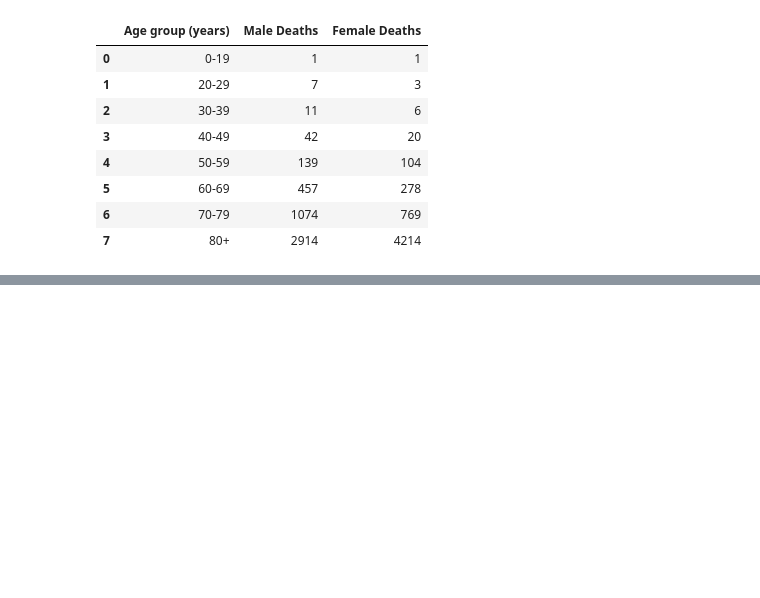
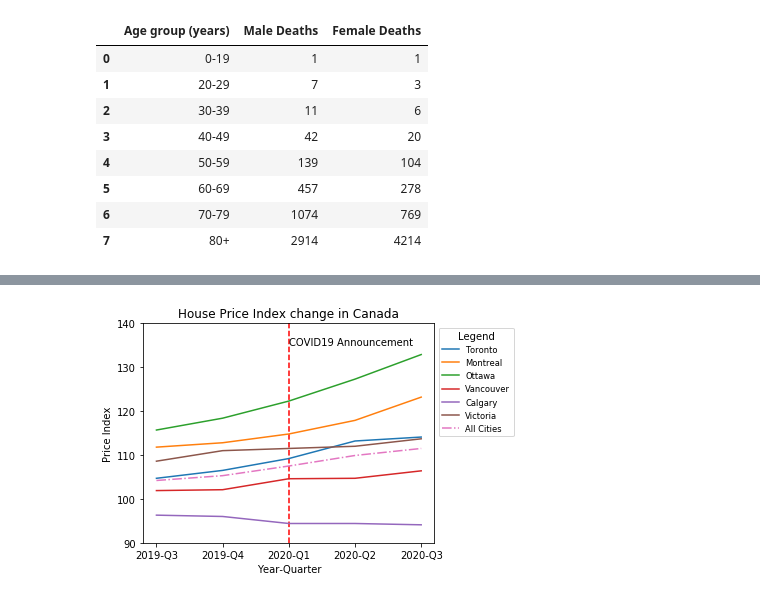
Before and after one commit to chenghaohan/Team_Anti-COVID_Project1, a Jupyter notebook: Data Exploration and Cleanup.ipynb, the cells around one changed output, grey strips where cells are left out. Cells and saved outputs as stored; diff of their text form; code cells hidden in the pictures; blank space fills up the shorter version.

```diff
--- a/Data Exploration and Cleanup.ipynb
+++ b/Data Exploration and Cleanup.ipynb
@@ -547,0 +715,35 @@ Demographic_Data[['Age group (years)', "Male Deaths", 'Female Deaths']]
+# %%
+#create a separate dataframe for each city or region.
+total_df = final_df.loc[final_df["City"]=="Six census metropolitan area composite"].reset_index(drop=True)
+toronto_df =final_df.loc[final_df["City"] == "Toronto, Ontario"].reset_index(drop=True)
+montreal_df =final_df.loc[final_df["City"] == "Montréal, Quebec"].reset_index(drop=True)
+ottawa_df =final_df.loc[final_df["City"] == "Ottawa-Gatineau, Ontario part, Ontario/Quebec"].reset_index(drop=True)
+calgary_df =final_df.loc[final_df["City"] == "Calgary, Alberta"].reset_index(drop=True)
+van_df =final_df.loc[final_df["City"] == "Vancouver, British Columbia"].reset_index(drop=True)
+victoria_df =final_df.loc[final_df["City"] == "Victoria, British Columbia"].reset_index(drop=True)
+# %%
+#Plot 6 cities data and national data into line graph
+plt.plot(toronto_df["Quarter"],toronto_df["Price Index"],label="Toronto")
+plt.plot(montreal_df["Quarter"],montreal_df["Price Index"],label="Montreal")
+plt.plot(ottawa_df["Quarter"],ottawa_df["Price Index"],label="Ottawa")
+plt.plot(van_df["Quarter"],van_df["Price Index"],label="Vancouver")
+plt.plot(calgary_df["Quarter"],calgary_df["Price Index"],label="Calgary")
+plt.plot(victoria_df["Quarter"],victoria_df["Price Index"],label="Victoria")
+final_graph= plt.plot(total_df["Quarter"],total_df["Price Index"],label="All Cities",linestyle="dashdot")
+
+#format the graph, add v-lines and legend
+plt.ylim(90,140)
+from matplotlib.font_manager import FontProperties
+fontP = FontProperties()
+fontP.set_size('small')
+plt.legend(title='Legend', bbox_to_anchor=(1, 1), loc='upper left', prop=fontP)
+plt.vlines("2020-Q1", 90, 140, colors='r', linestyles='dashed', data=None)
+plt.text("2020-Q1",135,'COVID19 Announcement')
+plt.xlabel("Year-Quarter")
+plt.ylabel("Price Index")
+plt.title("House Price Index change in Canada")
+plt.tight_layout()
+plt.savefig("Output/Covid19 impact on house PI.png")
+plt.show()
+# %% [output]
+[figure, added]
```
Also changed, not shown: parts of 12 cells of this notebook, 3 other files.
